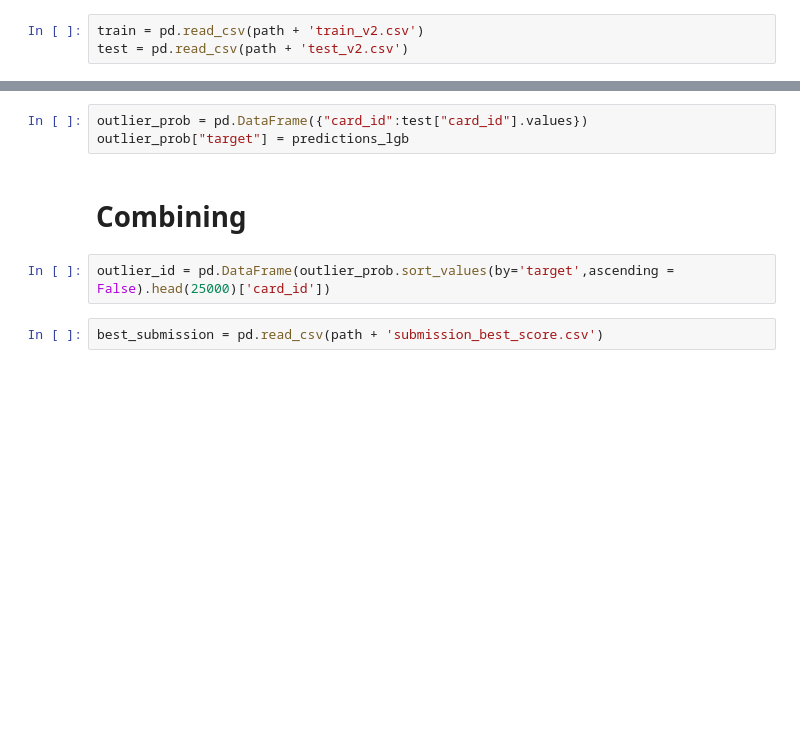
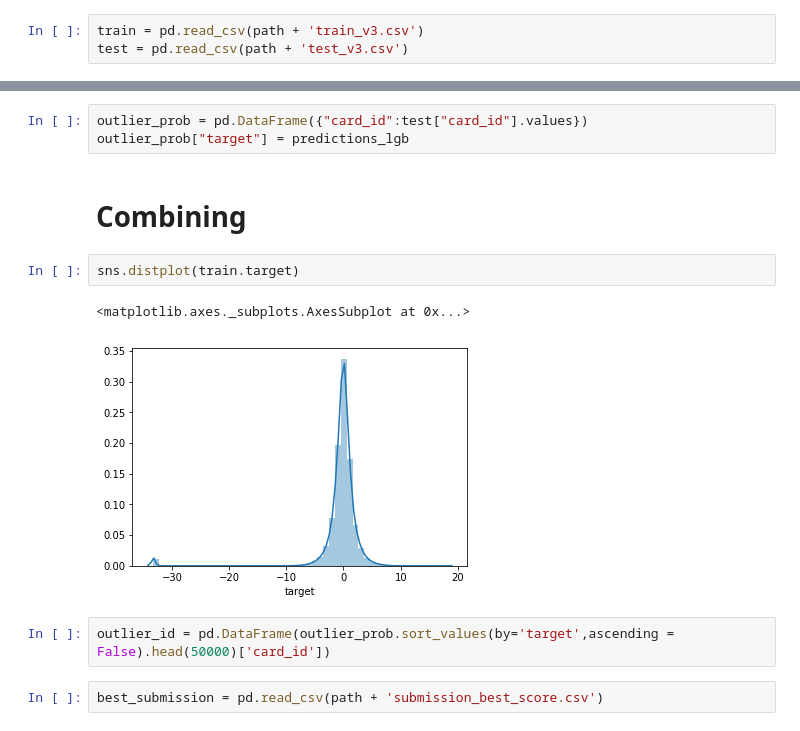
Before and after one commit to SONG-WONHO/Kaggle-Elo, a Jupyter notebook: 6 Combining model with a model without outlier.ipynb, the cells around one changed output, grey strips where cells are left out. Drawn from its saved outputs; the diff is of its cells as text; blank space fills up the shorter version.

```diff
--- a/6 Combining model with a model without outlier.ipynb
+++ b/6 Combining model with a model without outlier.ipynb
@@ -190,8 +230,8 @@ model_without_outliers["target"] = predictions_lgb
 # %% [markdown]
 ## 데이터 로드
 # %%
-train = pd.read_csv(path + 'train_v2.csv')
-test = pd.read_csv(path + 'test_v2.csv')
+train = pd.read_csv(path + 'train_v3.csv')
+test = pd.read_csv(path + 'test_v3.csv')
 # %%
 target = train['outliers']
 # %% [markdown]
@@ -267,8 +307,13 @@ outlier_prob = pd.DataFrame({"card_id":test["card_id"].values})
 outlier_prob["target"] = predictions_lgb
 # %% [markdown]
 # Combining
+# %%
+sns.distplot(train.target)
+# %% [output]
+<matplotlib.axes._subplots.AxesSubplot at 0x...>
+[figure, added]
 # %%
-outlier_id = pd.DataFrame(outlier_prob.sort_values(by='target',ascending = False).head(25000)['card_id'])
+outlier_id = pd.DataFrame(outlier_prob.sort_values(by='target',ascending = False).head(50000)['card_id'])
 # %%
 best_submission = pd.read_csv(path + 'submission_best_score.csv')
 # %%
```
Also changed, not shown: parts of 20 cells of this notebook.
